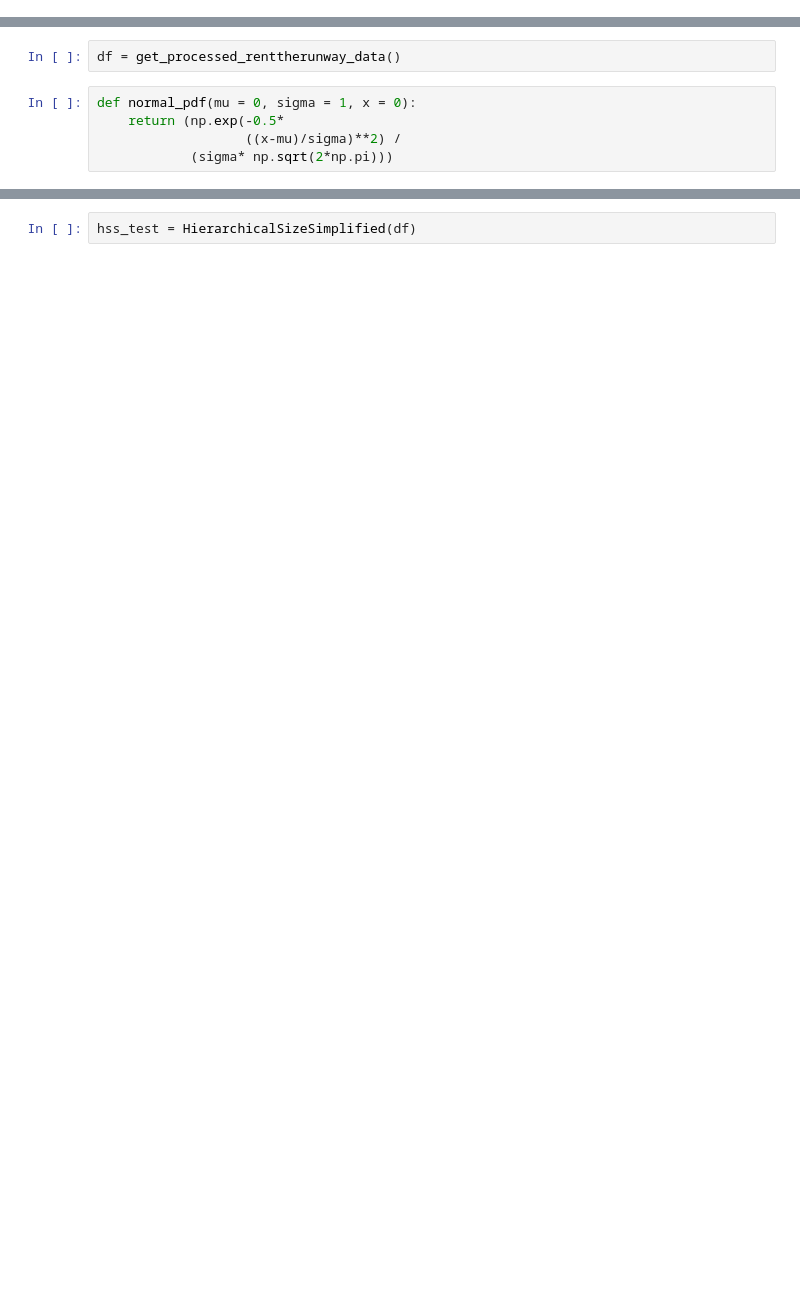
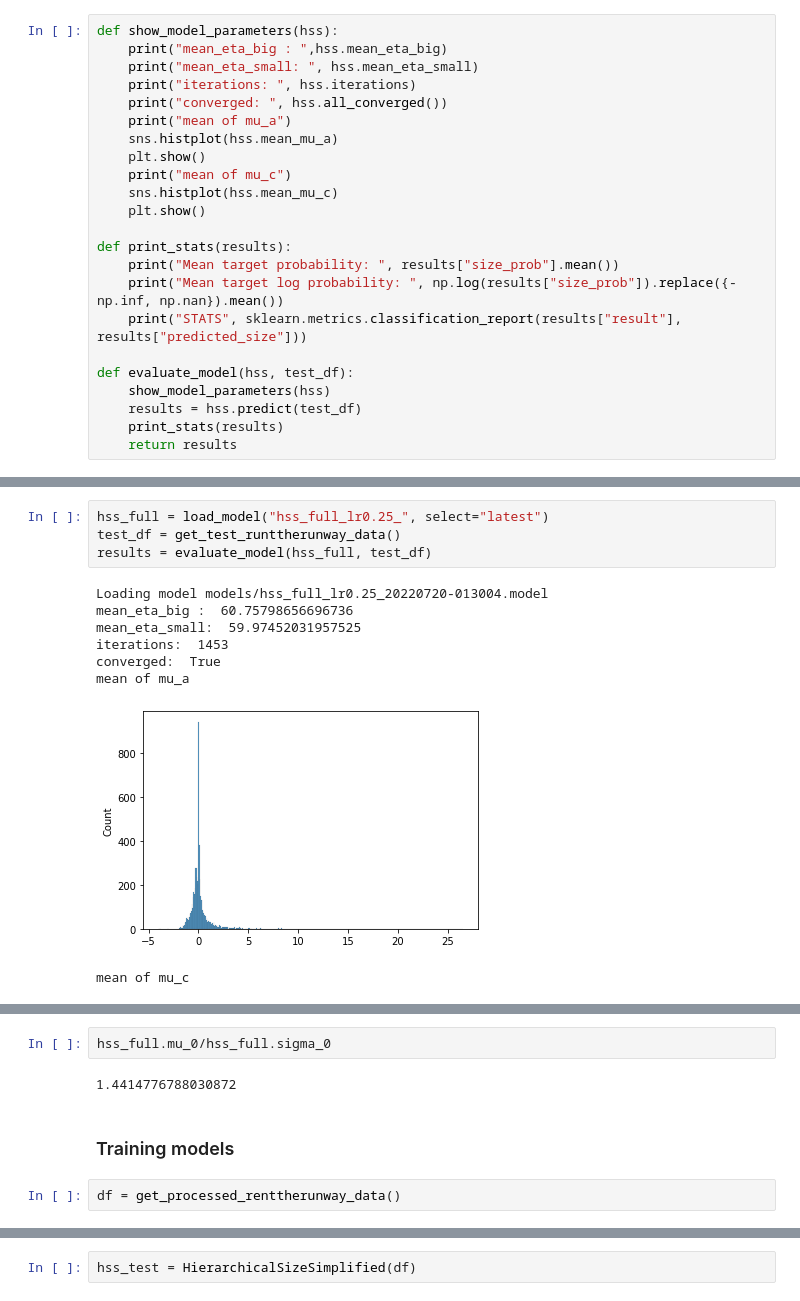
Before and after one commit to mfirgo/clothing_fit_licencjat, a Jupyter notebook: HierarchicalSizeSimplified.ipynb, the cells around one changed output, grey strips where cells are left out. Saved outputs shown, nothing was run; the diff lists cells and outputs as text; blank space fills up the shorter version.

Commit message:
Bayesian size model cleanup and results

```diff
--- a/HierarchicalSizeSimplified.ipynb
+++ b/HierarchicalSizeSimplified.ipynb
@@ -80,0 +16,23 @@ def load_model(filename, dir ="models/", select = "latest", extension = "model")
+# %%
+def show_model_parameters(hss):
+    print("mean_eta_big : ",hss.mean_eta_big)
+    print("mean_eta_small: ", hss.mean_eta_small)
+    print("iterations: ", hss.iterations)
+    print("converged: ", hss.all_converged())
+    print("mean of mu_a")
+    sns.histplot(hss.mean_mu_a)
+    plt.show()
+    print("mean of mu_c")
+    sns.histplot(hss.mean_mu_c)
+    plt.show()
+
+def print_stats(results):
+    print("Mean target probability: ", results["size_prob"].mean())
+    print("Mean target log probability: ", np.log(results["size_prob"]).replace({-np.inf, np.nan}).mean())
+    print("STATS", sklearn.metrics.classification_report(results["result"], results["predicted_size"]))
+
+def evaluate_model(hss, test_df):
+    show_model_parameters(hss)
+    results = hss.predict(test_df)
+    print_stats(results)
+    return results
@@ -80,0 +165,13 @@ def load_model(filename, dir ="models/", select = "latest", extension = "model")
+# %%
+hss_full = load_model("hss_full_lr0.25_", select="latest")
+test_df = get_test_runttherunway_data()
+results = evaluate_model(hss_full, test_df)
+# %% [output]
+Loading model models/hss_full_lr0.25_20220720-013004.model
+mean_eta_big :  60.75798656696736
+mean_eta_small:  59.97452031957525
+iterations:  1453
+converged:  True
+mean of mu_a
+[figure, added]
+mean of mu_c
@@ -81,7 +196,8 @@ def load_model(filename, dir ="models/", select = "latest", extension = "model")
+# %%
+hss_full.mu_0/hss_full.sigma_0
+# %% [output]
+1.4414776788030872
+# %% [markdown]
+### Training models
 # %%
 df = get_processed_renttherunway_data()
-# %%
-def normal_pdf(mu = 0, sigma = 1, x = 0):
-    return (np.exp(-0.5*
-                   ((x-mu)/sigma)**2) /
-            (sigma* np.sqrt(2*np.pi)))
```
Also changed, not shown: parts of 31 cells of this notebook, 3 other files.
